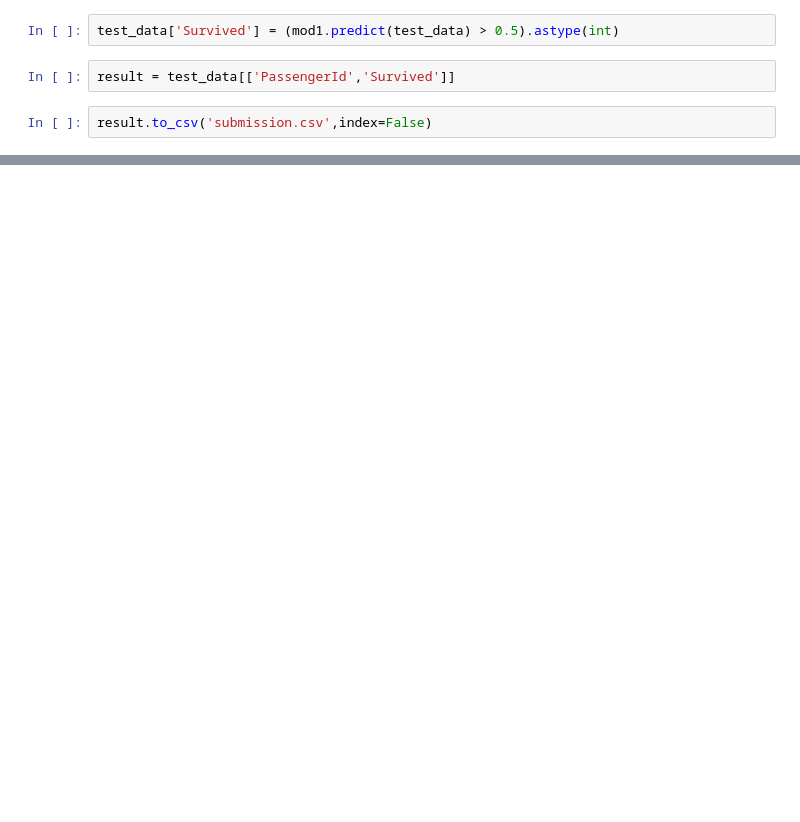
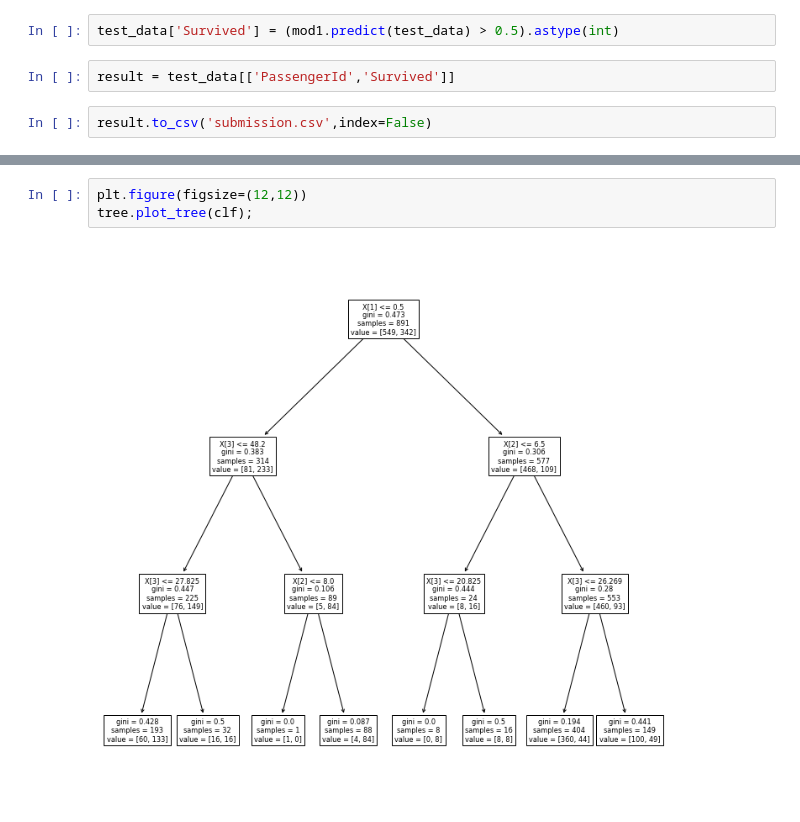
Before and after one commit to DrEntropy/Kaggle, a Jupyter notebook: titanic/titaniccomp.ipynb, the cells around one changed output, grey strips where cells are left out. Drawn from its saved outputs; the diff is of its cells as text; blank space fills up the shorter version.

```diff
--- a/titanic/titaniccomp.ipynb
+++ b/titanic/titaniccomp.ipynb
@@ -390,0 +370,5 @@ test_data
+# %%
+plt.figure(figsize=(12,12))
+tree.plot_tree(clf);
+# %% [output]
+[figure, added]
```
Also changed, not shown: parts of 66 cells of this notebook.
